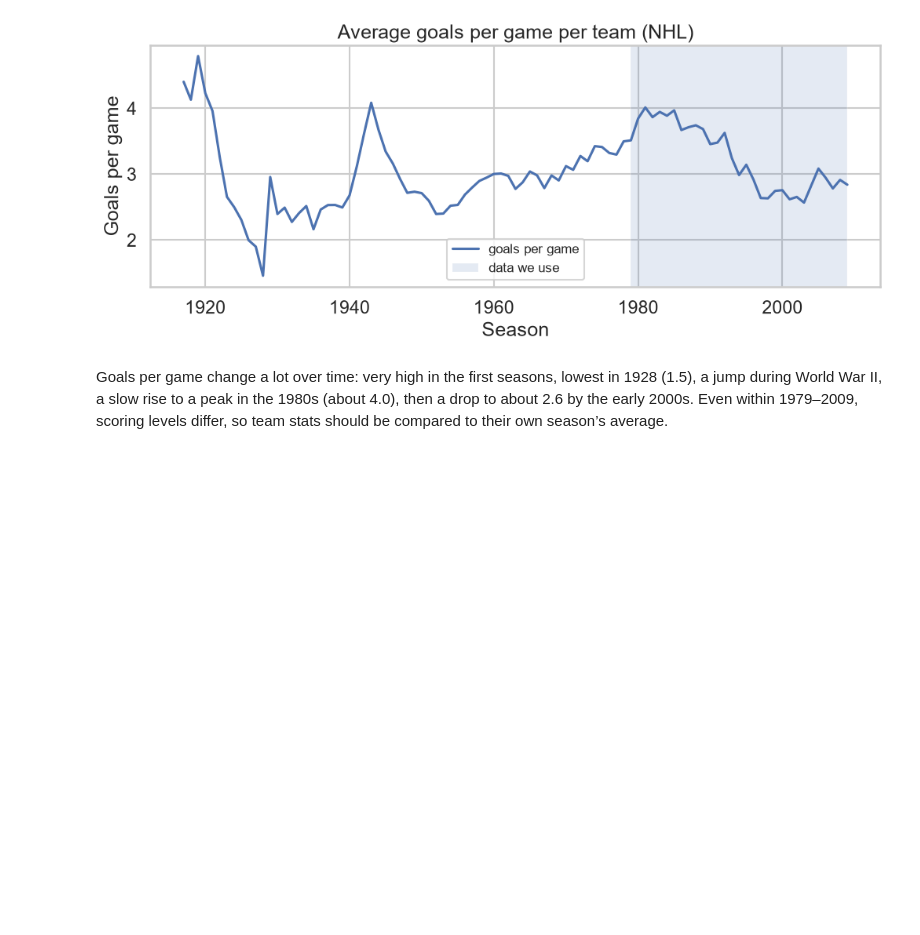
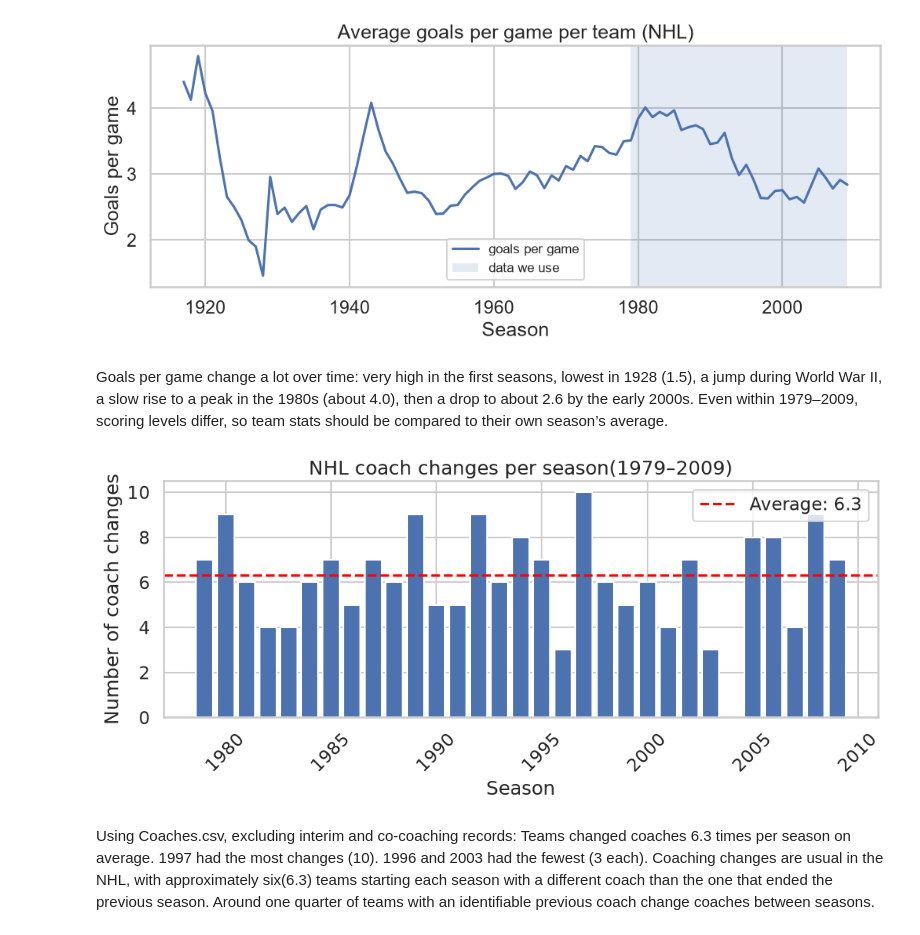
Before and after one commit to up202303702/AC, a Jupyter notebook: notebooks/01_data_overview.ipynb, the cells around one changed output. Drawn from its saved outputs; the diff is of its cells as text; code cells hidden in the pictures; blank space fills up the shorter version.

Commit message:
ft: coach changes per season plot

```diff
--- a/notebooks/01_data_overview.ipynb
+++ b/notebooks/01_data_overview.ipynb
@@ -223,3 +248,41 @@ plt.savefig(FIG / "goals_per_game.png", bbox_inches="tight"); plt.show()
 [figure]
 # %% [markdown]
 Goals per game change a lot over time: very high in the first seasons, lowest in 1928 (1.5), a jump during World War II, a slow rise to a peak in the 1980s (about 4.0), then a drop to about 2.6 by the early 2000s. Even within 1979–2009, scoring levels differ, so team stats should be compared to their own season’s average.
+# %%
+
+coaches = tables["Coaches"]
+coaches = coaches[(coaches["lgID"] == "NHL") & (coaches["year"] >= 1978) & (coaches["notes"].isna())].copy()
+coaches = coaches.sort_values(["year", "tmID", "stint", "coachID"])
+
+start_coaches = (coaches.drop_duplicates(["year", "tmID"], keep="first")
+    [["year", "tmID", "coachID"]].rename(columns={"coachID": "first_coach"}))
+end_coaches = (coaches.drop_duplicates(["year", "tmID"], keep="last")
+    [["year", "tmID", "coachID"]].rename(columns={"coachID": "last_coach"}))
+start_coaches["prev_year"] = start_coaches["year"] - 1
+start_coaches.loc[start_coaches["year"] == 2005, "prev_year"] = 2003  # 2004 lockout
+
+changes = start_coaches.merge(end_coaches,
+    left_on=["prev_year", "tmID"],right_on=["year", "tmID"],
+    how="left",suffixes=("", "_prev"))
+changes = changes[(changes["year"] >= 1979) & (changes["last_coach"].notna())].copy()
+changes["coach_change"] = (changes["first_coach"] != changes["last_coach"]).astype(int)
+changes_per_season = (changes.groupby("year")["coach_change"].sum())
+
+plt.figure(figsize=(12, 4))
+plt.bar(changes_per_season.index, changes_per_season.values)
+plt.axhline(changes_per_season.mean(),color="red",linestyle="--",label=f"Average: {changes_per_season.mean():.1f}")
+plt.title("NHL coach changes per season(1979–2009)")
+plt.xlabel("Season")
+plt.ylabel("Number of coach changes")
+plt.xticks(rotation=45)
+plt.legend()
+plt.savefig(FIG / "coach_changes.png", bbox_inches="tight")
+plt.show()
+# %% [output]
+[figure, added]
+# %% [markdown]
+Using Coaches.csv, excluding interim and co-coaching records:
+Teams changed coaches 6.3 times per season on average.
+1997 had the most changes (10).
+1996 and 2003 had the fewest (3 each).
+Coaching changes are usual in the NHL, with approximately six(6.3) teams starting each season with a different coach than the one that ended the previous season. Around one quarter of teams with an identifiable previous coach change coaches between seasons.
```
Also changed, not shown: parts of 2 cells of this notebook, 1 other file.
